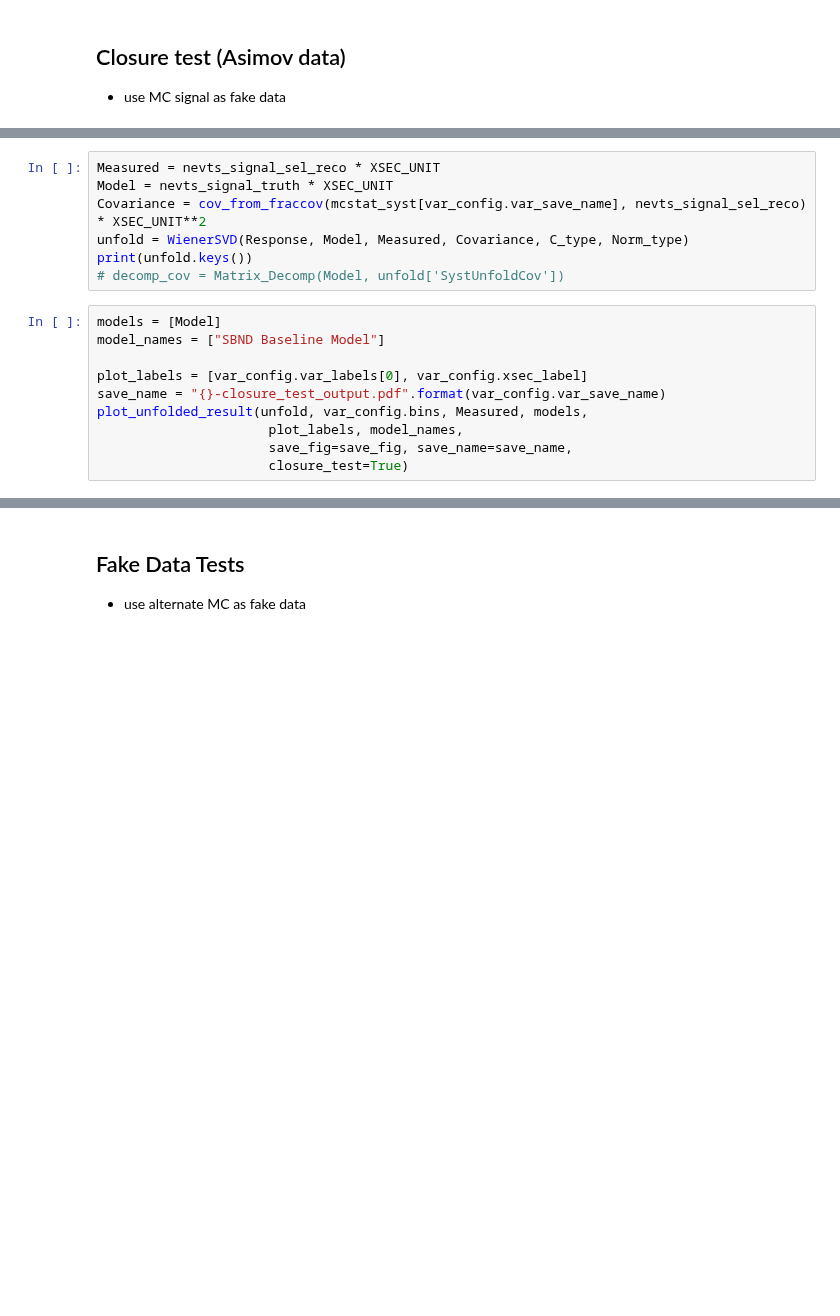
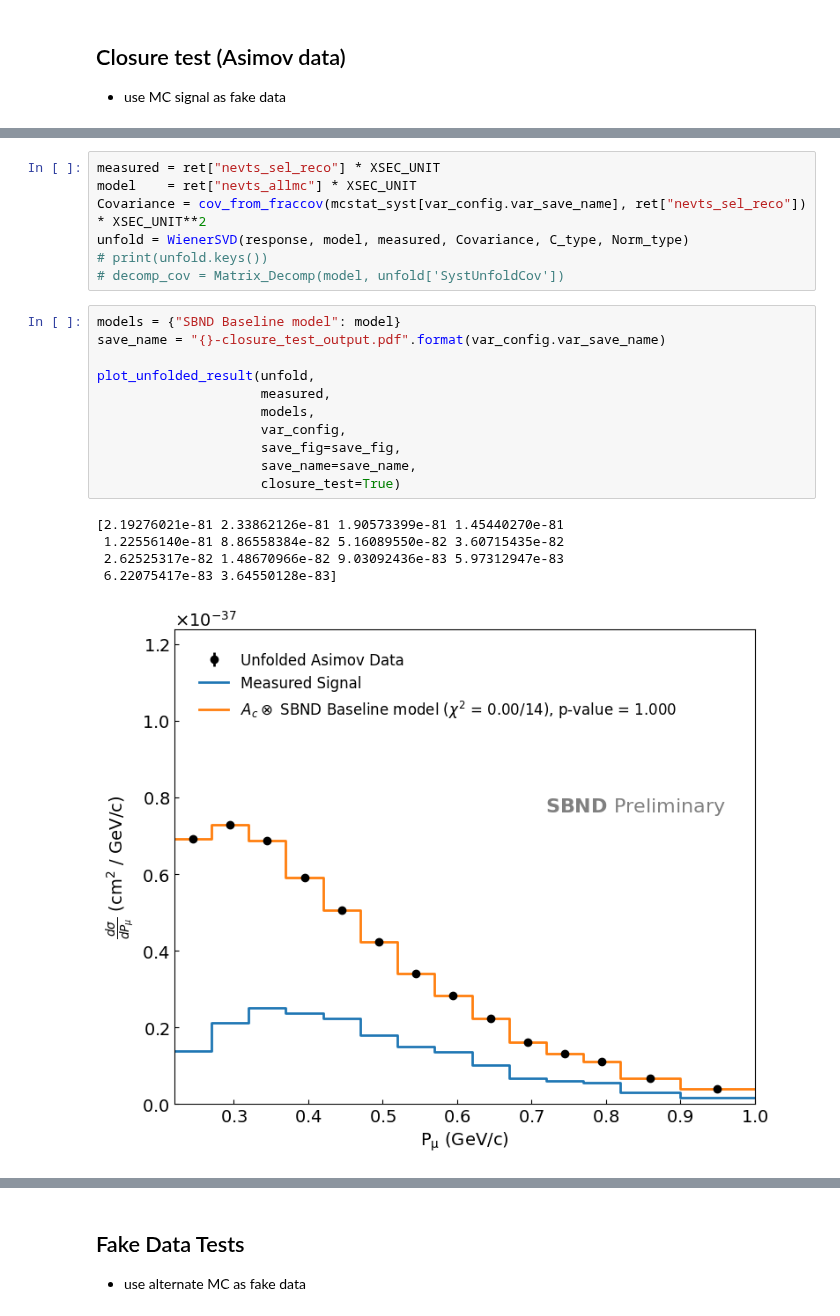
Before and after one commit to sungbinoh/cafpyana, a Jupyter notebook: analysis_village/numucc_1p0pi/unfolding-fake_data_tests.ipynb, the cells around one changed output, grey strips where cells are left out. Drawn from its saved outputs; the diff is of its cells as text; blank space fills up the shorter version.

```diff
--- a/analysis_village/numucc_1p0pi/unfolding-fake_data_tests.ipynb
+++ b/analysis_village/numucc_1p0pi/unfolding-fake_data_tests.ipynb
@@ -247,19 +294,26 @@ Response = get_response_matrix(reco_vs_true, eff,
 # %%
-Measured = nevts_signal_sel_reco * XSEC_UNIT
-Model = nevts_signal_truth * XSEC_UNIT
-Covariance = cov_from_fraccov(mcstat_syst[var_config.var_save_name], nevts_signal_sel_reco) * XSEC_UNIT**2
-unfold = WienerSVD(Response, Model, Measured, Covariance, C_type, Norm_type)
-print(unfold.keys())
-# decomp_cov = Matrix_Decomp(Model, unfold['SystUnfoldCov'])
+measured = ret["nevts_sel_reco"] * XSEC_UNIT
+model    = ret["nevts_allmc"] * XSEC_UNIT
+Covariance = cov_from_fraccov(mcstat_syst[var_config.var_save_name], ret["nevts_sel_reco"]) * XSEC_UNIT**2
+unfold = WienerSVD(response, model, measured, Covariance, C_type, Norm_type)
+# print(unfold.keys())
+# decomp_cov = Matrix_Decomp(model, unfold['SystUnfoldCov'])
 # %%
-models = [Model]
-model_names = ["SBND Baseline Model"]
+models = {"SBND Baseline model": model}
+save_name = "{}-closure_test_output.pdf".format(var_config.var_save_name)
 
-plot_labels = [var_config.var_labels[0], var_config.xsec_label]
-save_name = "{}-closure_test_output.pdf".format(var_config.var_save_name)
-plot_unfolded_result(unfold, var_config.bins, Measured, models,
-                      plot_labels, model_names,
-                      save_fig=save_fig, save_name=save_name,
-                      closure_test=True)
+plot_unfolded_result(unfold,
+                     measured,
+                     models,
+                     var_config,
+                     save_fig=save_fig,
+                     save_name=save_name,
+                     closure_test=True)
+# %% [output]
+[2.19276021e-81 2.33862126e-81 1.90573399e-81 1.45440270e-81
+ 1.22556140e-81 8.86558384e-82 5.16089550e-82 3.60715435e-82
+ 2.62525317e-82 1.48670966e-82 9.03092436e-83 5.97312947e-83
+ 6.22075417e-83 3.64550128e-83]
+[figure, added]
 # %%
 save_fig_name = "{}/{}-{}-add_smear".format(save_fig_dir, var_config.var_save_name, "closure_test")
```
Also changed, not shown: parts of 30 cells of this notebook, 1 other file.
